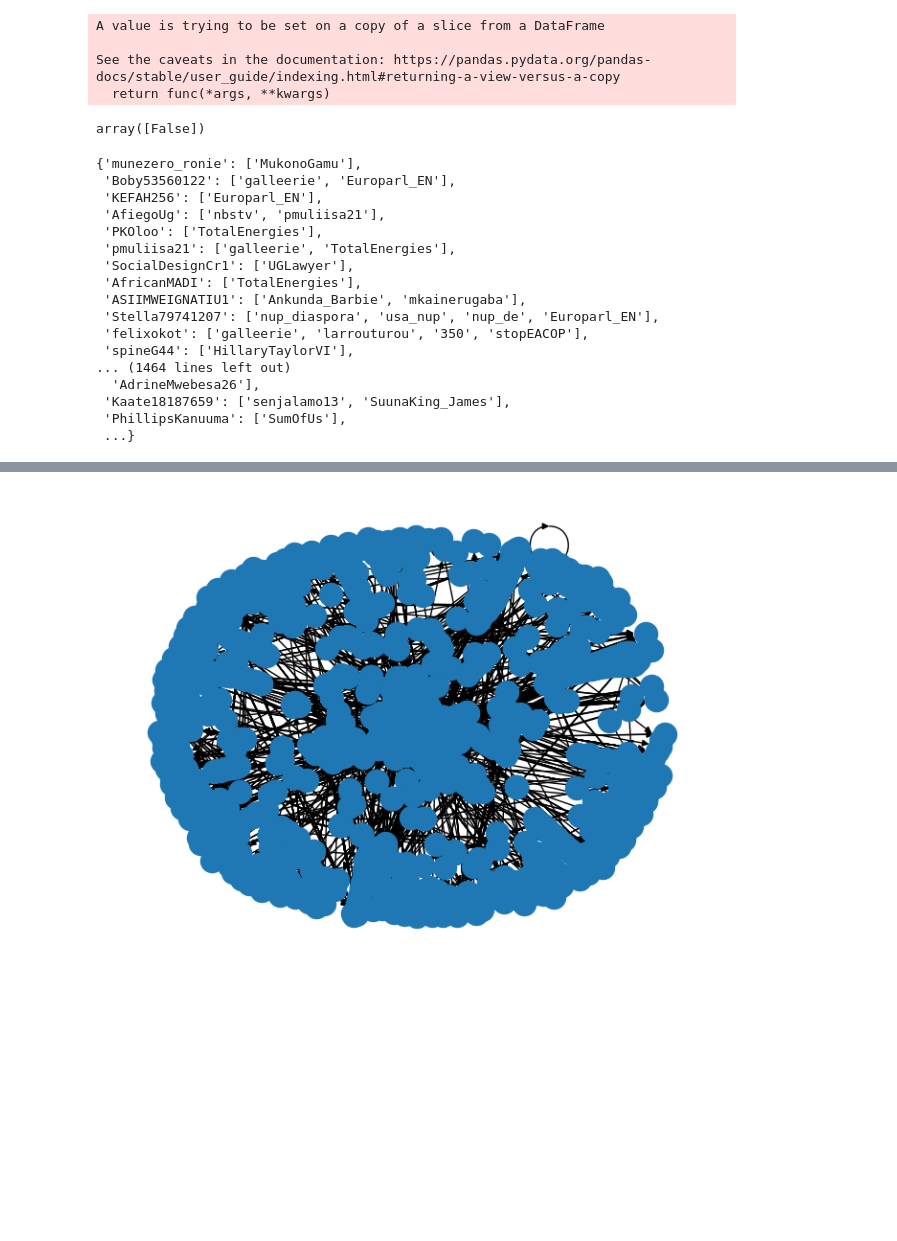
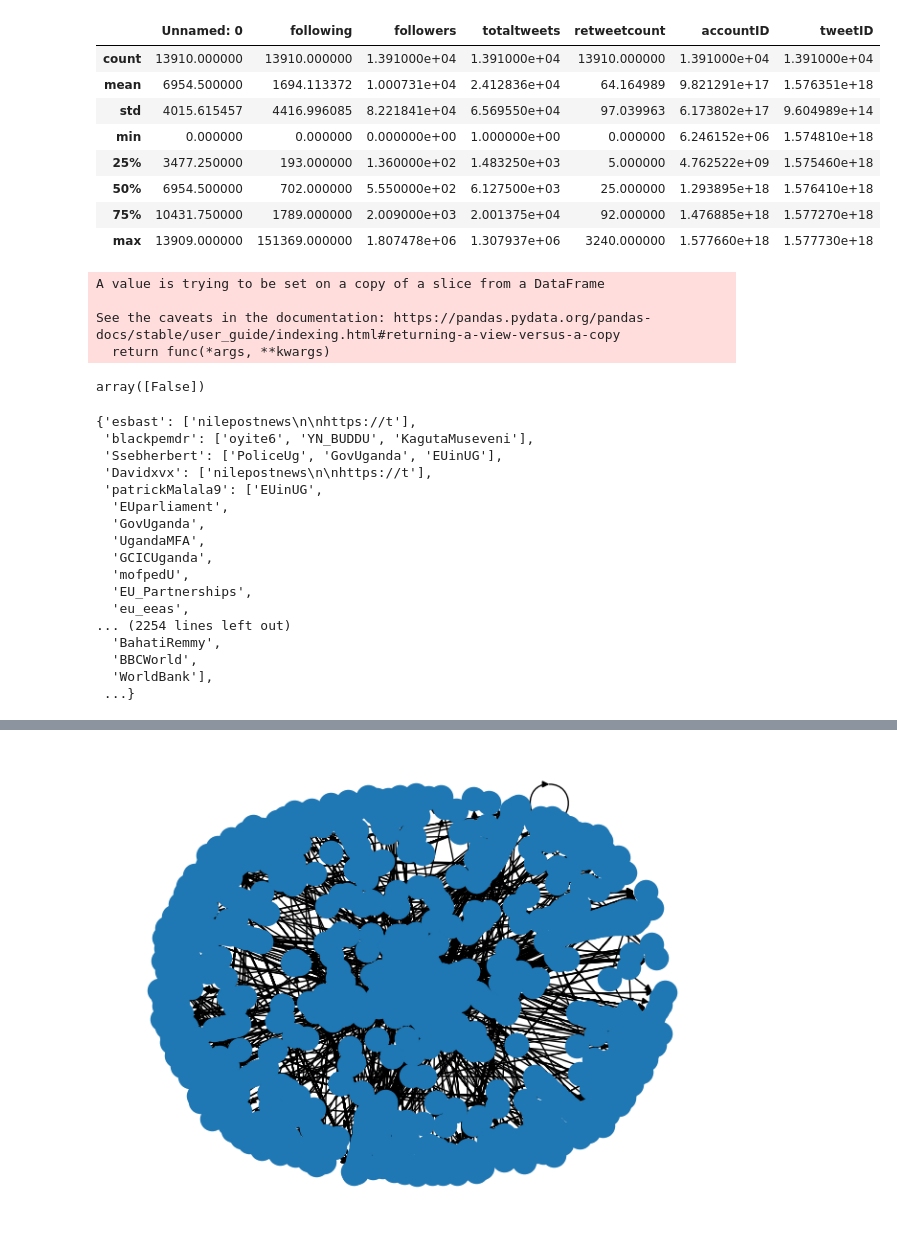
Before and after one commit to KabakaWilliam/Important-Twitter-Nodes, a Jupyter notebook: processing.ipynb, the cells around one changed output, grey strips where cells are left out. Cells and saved outputs as stored; diff of their text form; code cells hidden in the pictures; blank space fills up the shorter version.

```diff
--- a/processing.ipynb
+++ b/processing.ipynb
@@ -11,6 +11,18 @@ ID = []
 for i in range(5000):
     ID.append(str(uid.uuid4()))
 # %%
-data = pd.read_csv("EACOPV2.csv")
-data['tweetID'] = ID
+data = pd.read_csv("EACOPV3.csv")
+# data['tweetID'] = ID
+# %%
+data.describe()
+# %% [output]
+|  | Unnamed: 0 | following | followers | totaltweets | retweetcount | accountID | tweetID |
+| count | 13910.000000 | 13910.000000 | 1.391000e+04 | 1.391000e+04 | 13910.000000 | 1.391000e+04 | 1.391000e+04 |
+| mean | 6954.500000 | 1694.113372 | 1.000731e+04 | 2.412836e+04 | 64.164989 | 9.821291e+17 | 1.576351e+18 |
+| std | 4015.615457 | 4416.996085 | 8.221841e+04 | 6.569550e+04 | 97.039963 | 6.173802e+17 | 9.604989e+14 |
+| min | 0.000000 | 0.000000 | 0.000000e+00 | 1.000000e+00 | 0.000000 | 6.246152e+06 | 1.574810e+18 |
+| 25% | 3477.250000 | 193.000000 | 1.360000e+02 | 1.483250e+03 | 5.000000 | 4.762522e+09 | 1.575460e+18 |
+| 50% | 6954.500000 | 702.000000 | 5.550000e+02 | 6.127500e+03 | 25.000000 | 1.293895e+18 | 1.576410e+18 |
+| 75% | 10431.750000 | 1789.000000 | 2.009000e+03 | 2.001375e+04 | 92.000000 | 1.476885e+18 | 1.577270e+18 |
+| max | 13909.000000 | 151369.000000 | 1.807478e+06 | 1.307937e+06 | 3240.000000 | 1.577660e+18 | 1.577730e+18 |
 # %%
@@ -59,22 +72,22 @@ for ind in tweet.index:
 # %%
 d
 # %% [output]
-{'munezero_ronie': ['MukonoGamu'],
- 'Boby53560122': ['galleerie', 'Europarl_EN'],
- 'KEFAH256': ['Europarl_EN'],
- 'AfiegoUg': ['nbstv', 'pmuliisa21'],
- 'PKOloo': ['TotalEnergies'],
- 'pmuliisa21': ['galleerie', 'TotalEnergies'],
- 'SocialDesignCr1': ['UGLawyer'],
- 'AfricanMADI': ['TotalEnergies'],
- 'ASIIMWEIGNATIU1': ['Ankunda_Barbie', 'mkainerugaba'],
- 'Stella79741207': ['nup_diaspora', 'usa_nup', 'nup_de', 'Europarl_EN'],
- 'felixokot': ['galleerie', 'larrouturou', '350', 'stopEACOP'],
- 'spineG44': ['HillaryTaylorVI'],
-... (1464 lines left out)
-  'AdrineMwebesa26'],
- 'Kaate18187659': ['senjalamo13', 'SuunaKing_James'],
- 'PhillipsKanuuma': ['SumOfUs'],
+{'esbast': ['nilepostnews\n\nhttps://t'],
+ 'blackpemdr': ['oyite6', 'YN_BUDDU', 'KagutaMuseveni'],
+ 'Ssebherbert': ['PoliceUg', 'GovUganda', 'EUinUG'],
+ 'Davidxvx': ['nilepostnews\n\nhttps://t'],
+ 'patrickMalala9': ['EUinUG',
+  'EUparliament',
+  'GovUganda',
+  'UgandaMFA',
+  'GCICUganda',
+  'mofpedU',
+  'EU_Partnerships',
+  'eu_eeas',
+... (2254 lines left out)
+  'BahatiRemmy',
+  'BBCWorld',
+  'WorldBank'],
  ...}
 # %%
 import networkx as nx
```
Also changed, not shown: parts of 14 cells of this notebook, 7 other files.
